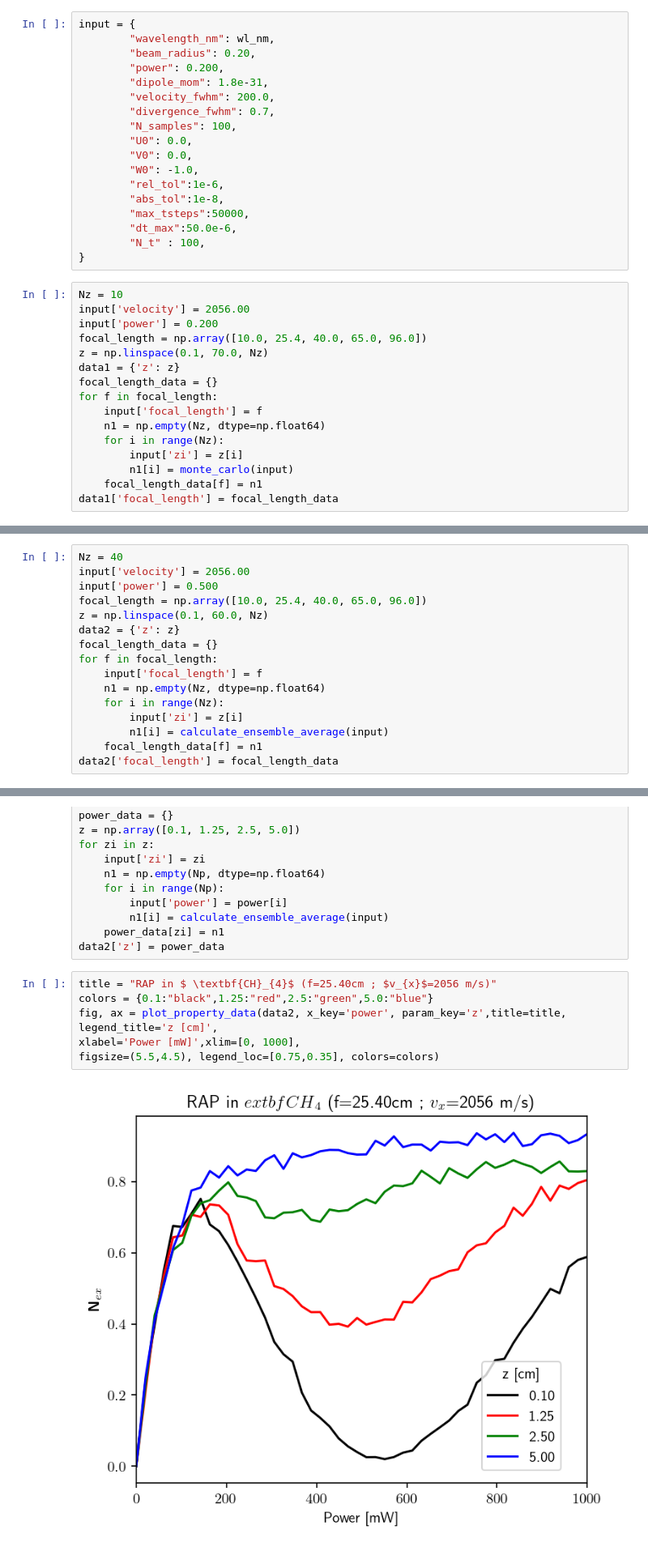
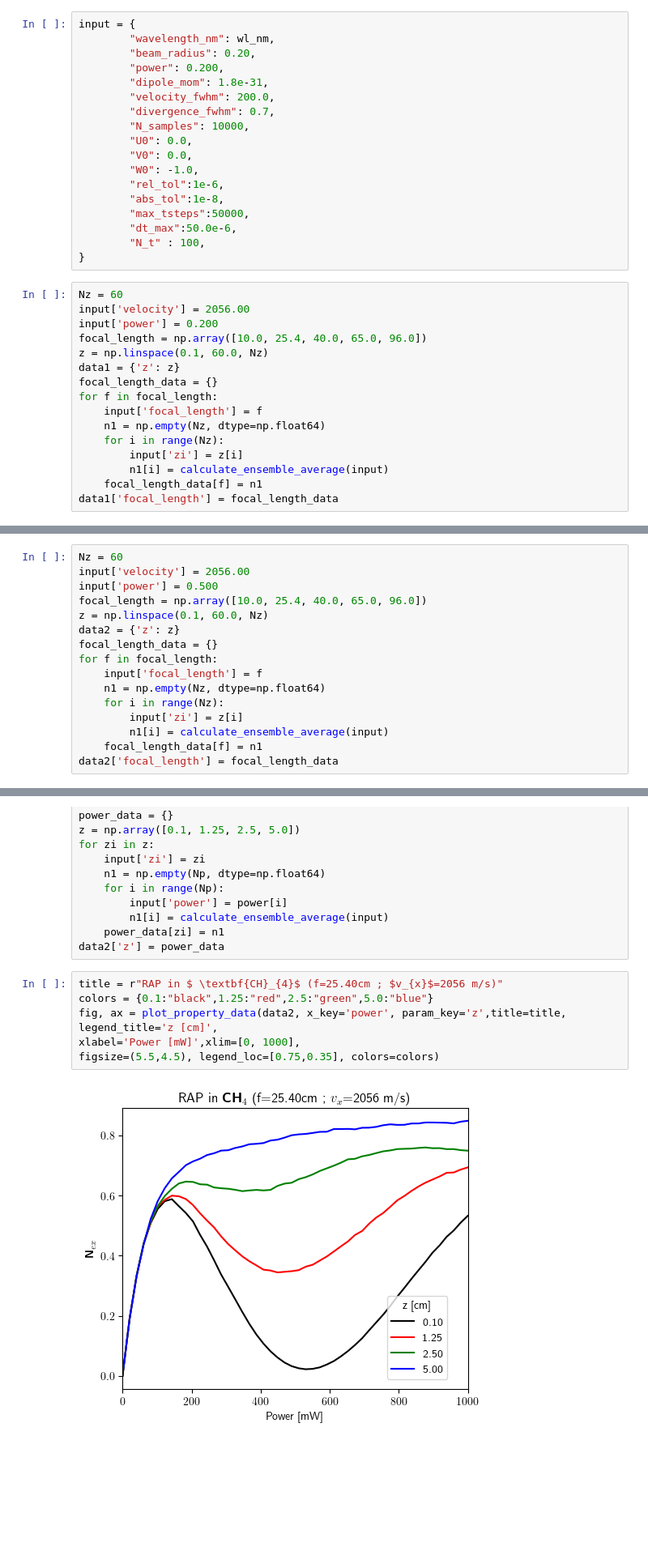
Before and after one commit to vijaymocherla/rap-mb, a Jupyter notebook: notebooks/jcp-methane.ipynb, the cells around one changed output, grey strips where cells are left out. Shown at 81% size. Saved outputs shown, nothing was run; the diff lists cells and outputs as text; blank space fills up the shorter version.

```diff
--- a/notebooks/jcp-methane.ipynb
+++ b/notebooks/jcp-methane.ipynb
@@ -213,7 +213,7 @@ input = {
         "dipole_mom": 1.8e-31,
         "velocity_fwhm": 200.0,
         "divergence_fwhm": 0.7,
-        "N_samples": 100,
+        "N_samples": 10000,
         "U0": 0.0,
         "V0": 0.0,
         "W0": -1.0,
@@ -224,11 +224,11 @@ input = {
         "N_t" : 100,
 }
 # %%
-Nz = 10
+Nz = 60
 input['velocity'] = 2056.00
 input['power'] = 0.200
 focal_length = np.array([10.0, 25.4, 40.0, 65.0, 96.0])
-z = np.linspace(0.1, 70.0, Nz)
+z = np.linspace(0.1, 60.0, Nz)
 data1 = {'z': z}
 focal_length_data = {}
 for f in focal_length:
@@ -236,7 +236,7 @@ for f in focal_length:
     n1 = np.empty(Nz, dtype=np.float64)
     for i in range(Nz):
         input['zi'] = z[i]
-        n1[i] = monte_carlo(input)
+        n1[i] = calculate_ensemble_average(input)
     focal_length_data[f] = n1
 data1['focal_length'] = focal_length_data
 # %%
@@ -250,7 +250,7 @@ ax.set_ylim(0, 1.05)
 fname = "../data/methane/p_2e-1_v_2000_f_fxn_z.npy"
 np.save(fname, data1)
 # %%
-Nz = 40
+Nz = 60
 input['velocity'] = 2056.00
 input['power'] = 0.500
 focal_length = np.array([10.0, 25.4, 40.0, 65.0, 96.0])
@@ -294,11 +294,11 @@ for zi in z:
     power_data[zi] = n1
 data2['z'] = power_data
 # %%
-title = "RAP in $ \textbf{CH}_{4}$ (f=25.40cm ; $v_{x}$=2056 m/s)"
+title = r"RAP in $ \textbf{CH}_{4}$ (f=25.40cm ; $v_{x}$=2056 m/s)"
 colors = {0.1:"black",1.25:"red",2.5:"green",5.0:"blue"}
 fig, ax = plot_property_data(data2, x_key='power', param_key='z',title=title, legend_title='z [cm]',
 xlabel='Power [mW]',xlim=[0, 1000],
 figsize=(5.5,4.5), legend_loc=[0.75,0.35], colors=colors)
 # %% [output]
-[figure, old version]
+[figure, new version]
 # %%
```
Also changed, not shown: parts of 17 cells of this notebook, 6 other files.
